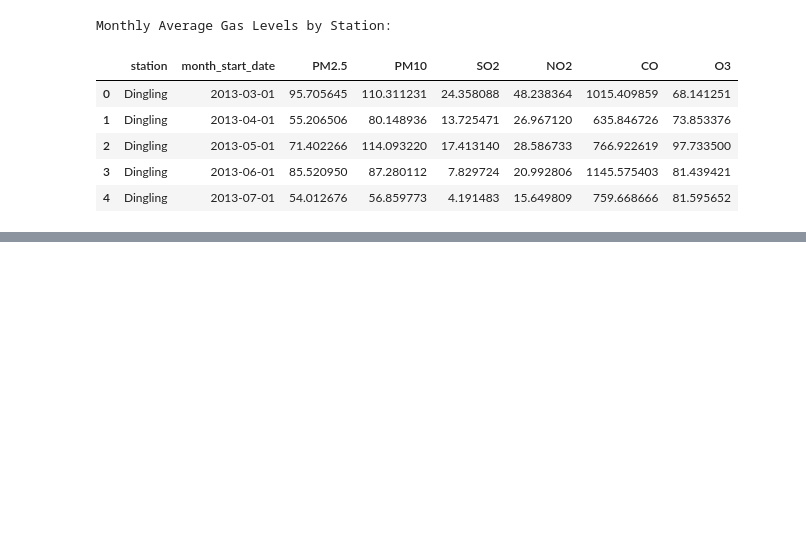
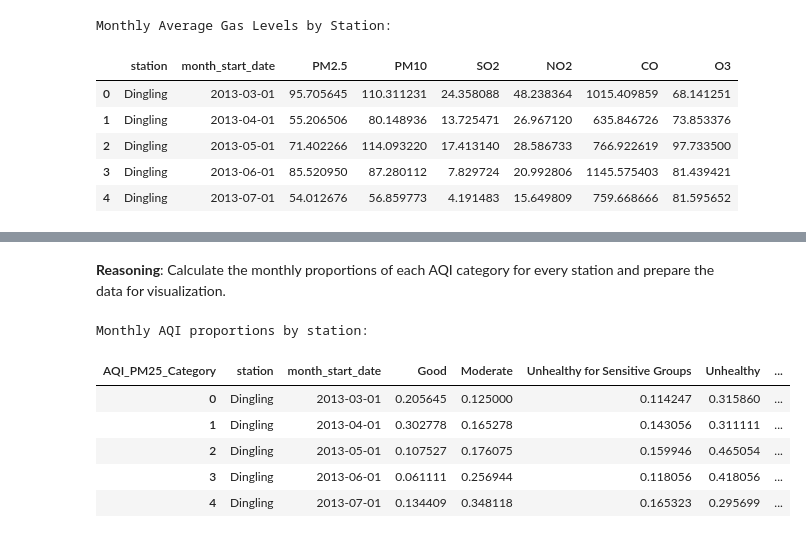
Before and after one commit to alfadder/ProgForDataAnalysis, a Jupyter notebook: Programming_For_Data_Analysis.ipynb, the cells around one changed output, grey strips where cells are left out. Drawn from its saved outputs; the diff is of its cells as text; code cells hidden in the pictures; blank space fills up the shorter version.

```diff
--- a/Programming_For_Data_Analysis.ipynb
+++ b/Programming_For_Data_Analysis.ipynb
@@ -281,0 +326,9 @@ dtype: int64
+# %%
+# Extract day of the week (Monday=0, Sunday=6)
+df['day_of_week'] = df['date'].dt.dayofweek
+
+# Create a binary flag for weekend (Saturday=5, Sunday=6)
+df['is_weekend'] = df['day_of_week'].isin([5, 6]).astype(int)
+
+print("New temporal features added to DataFrame (first 5 rows):")
+display(df[['date', 'day_of_week', 'is_weekend']].head())
@@ -400,0 +481,19 @@ for gas_type in gas_columns:
+# %%
+def calculate_simplified_aqi_pm25(pm25_value):
+    if 0 <= pm25_value <= 12.0:
+        return 'Good'
+    elif 12.1 <= pm25_value <= 35.4:
+        return 'Moderate'
+    elif 35.5 <= pm25_value <= 55.4:
+        return 'Unhealthy for Sensitive Groups'
+    elif 55.5 <= pm25_value <= 150.4:
+        return 'Unhealthy'
+    elif 150.5 <= pm25_value <= 250.4:
+        return 'Very Unhealthy'
+    elif pm25_value >= 250.5:
+        return 'Hazardous'
+    else:
+        return 'Invalid'
+
+df['AQI_PM25_Category'] = df['PM2.5'].apply(calculate_simplified_aqi_pm25)
+display(df[['PM2.5', 'AQI_PM25_Category']].head())
@@ -400,0 +507,25 @@ for gas_type in gas_columns:
+# %% [markdown]
+**Reasoning**:
+Calculate the monthly proportions of each AQI category for every station and prepare the data for visualization.
+# %%
+monthly_aqi_proportions = df.groupby(['station', 'month_start_date', 'AQI_PM25_Category']).size().unstack(fill_value=0)
+monthly_aqi_proportions = monthly_aqi_proportions.apply(lambda x: x / x.sum(), axis=1)
+
+# Ensure all AQI categories are present in the correct order for consistent plotting
+aqi_order = ['Good', 'Moderate', 'Unhealthy for Sensitive Groups', 'Unhealthy', 'Very Unhealthy', 'Hazardous']
+for col in aqi_order:
+    if col not in monthly_aqi_proportions.columns:
+        monthly_aqi_proportions[col] = 0
+monthly_aqi_proportions = monthly_aqi_proportions[aqi_order]
+
+monthly_aqi_proportions = monthly_aqi_proportions.reset_index()
+print("Monthly AQI proportions by station:")
+display(monthly_aqi_proportions.head())
+# %% [output]
+Monthly AQI proportions by station:
+| AQI_PM25_Category | station | month_start_date | Good | Moderate | Unhealthy for Sensitive Groups | Unhealthy | ... |
+| 0 | Dingling | 2013-03-01 | 0.205645 | 0.125000 | 0.114247 | 0.315860 | ... |
+| 1 | Dingling | 2013-04-01 | 0.302778 | 0.165278 | 0.143056 | 0.311111 | ... |
+| 2 | Dingling | 2013-05-01 | 0.107527 | 0.176075 | 0.159946 | 0.465054 | ... |
+| 3 | Dingling | 2013-06-01 | 0.061111 | 0.256944 | 0.118056 | 0.418056 | ... |
+| 4 | Dingling | 2013-07-01 | 0.134409 | 0.348118 | 0.165323 | 0.295699 | ... |
```
Also changed, not shown: parts of 24 cells of this notebook.
